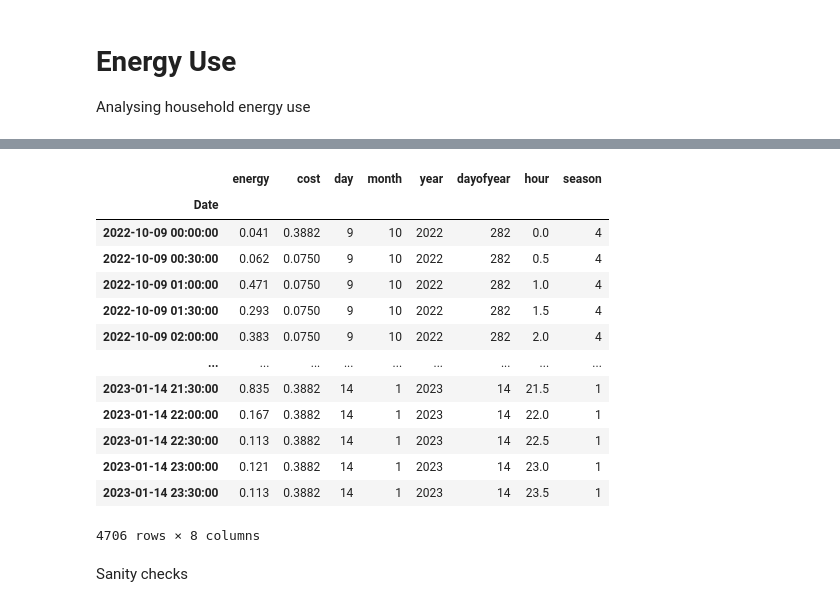
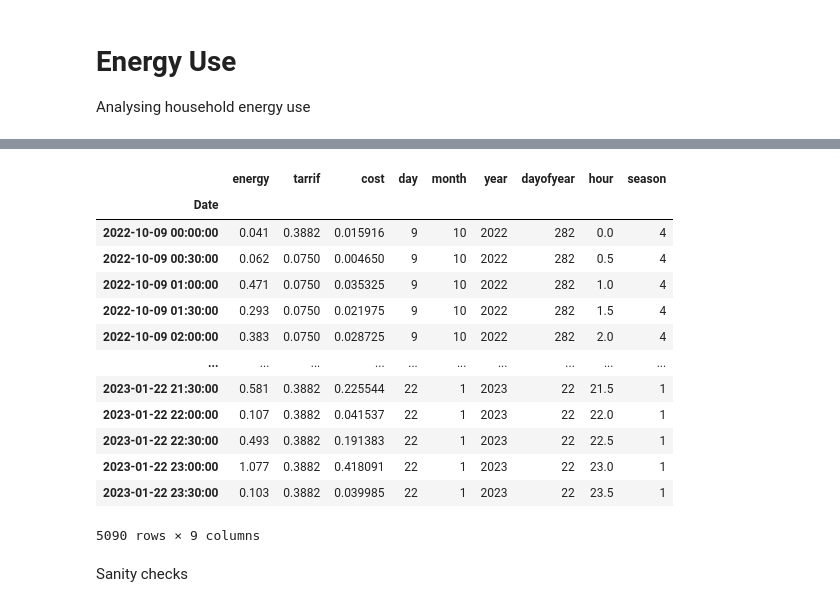
Before and after one commit to nickmalleson/playground, a Jupyter notebook: energy_use/energy_use.ipynb, the cells around one changed output, grey strips where cells are left out. Drawn from its saved outputs; the diff is of its cells as text; code cells hidden in the pictures.

```diff
--- a/energy_use/energy_use.ipynb
+++ b/energy_use/energy_use.ipynb
@@ -23,21 +26,25 @@ Also add a cost column. Current prices are:
 # %%
-# Precise times of historical data (not sure if this is needed)
-start_historical = datetime.fromisoformat("2021-10-09 00:00:00+00:00")
-end_historical   = datetime.fromisoformat("2021-10-08 23:59:59+00:00")
+# Precise times of historical data
+start_historical = datetime.fromisoformat("2021-10-09 00:00:00")
+end_historical   = datetime.fromisoformat("2022-10-08 23:30:00")
 
 # A lookup with energy prices in half-hourly time slots
 price_lookup = [0.3882] + [0.075] * 8 + [0.3882] * 39
-assert len(price_lookup) == 48, f"{len(price_lookup)}"
 
-def calc_cost(row):
-    """Given a row of data, use the date (row index) and energy use to calculate the cost"""
+def calc_tarrif(row, price_lookup = price_lookup, cost=False):
+    """Given a row of data, use the date (row index), energy use and price lookup
+    to calculate the actual cost of energy (if cost=True) or the tarrif (if cost=False)."""
+    assert len(price_lookup) == 48, f"Price lookup should have 48 items, not: {len(price_lookup)}"
     date = row.name # Stupidly the index is referenced using 'name' in pandas
     energy = row.energy
-    # Find the cost for this half hourly slot. Multiply decimal hour by 2
+    # Find the tarrif for this half hourly slot. Multiply decimal hour by 2
     price_index = int( (date.hour + (date.minute / 60) ) * 2 )
     #print(date, price_index, ( date.hour + (date.minute / 60) ) * 2, price_lookup[price_index])
-    return price_lookup[price_index]
-
+    tarrif = price_lookup[price_index]
+    if cost:
+        return tarrif * energy
+    else:
+        return tarrif
 
 def read_data(filename):
     """Process to read and clean data is the same for historical and latest datasets"""
@@ -66,8 +73,9 @@ def read_data(filename):
     # Now just take the columns that we want
     raw_data = raw_data.loc[:,['energy']]
 
-    # Add a cost column
-    raw_data['cost'] = raw_data.apply(calc_cost, axis=1)
+    # Add tarrif and cost columns
+    raw_data['tarrif'] = raw_data.apply(calc_tarrif, axis=1, cost=False)
+    raw_data['cost'] = raw_data.apply(calc_tarrif, axis=1, cost=True)
 
     # Make some useful ones
     #df['Day'] = df.index.map(lambda x:x.day) # (had to do it this way before I had the DateTimeIndex set up properly)
@@ -83,8 +91,13 @@ def read_data(filename):
     raw_data['season'] = raw_data.index.month%12 // 3 + 1
     return raw_data
 
+# Read the latext and cut out any entries that occur during the 'history' period
+# (plus 30 mins because otherwise the last/first half hour period is repeated)
+latest_df = read_data("consumption-latest.csv")
+latest_df = latest_df.loc[end_historical+timedelta(minutes=30):]
+
+# I edited the historical file in vim so it should have the full year (no need to edit)
 hist_df = read_data("consumption-historical.csv.zip")
-late_df = read_data("consumption-latest.csv.zip")
 # %%
 hist_df
 # %% [output]
@@ -105,20 +118,20 @@ hist_df
 # %%
-late_df
+latest_df
 # %% [output]
-|  | energy | cost | day | month | year | dayofyear | hour | season |
-| Date |  |  |  |  |  |  |  |  |
-| 2022-10-09 00:00:00 | 0.041 | 0.3882 | 9 | 10 | 2022 | 282 | 0.0 | 4 |
-| 2022-10-09 00:30:00 | 0.062 | 0.0750 | 9 | 10 | 2022 | 282 | 0.5 | 4 |
-| 2022-10-09 01:00:00 | 0.471 | 0.0750 | 9 | 10 | 2022 | 282 | 1.0 | 4 |
-| 2022-10-09 01:30:00 | 0.293 | 0.0750 | 9 | 10 | 2022 | 282 | 1.5 | 4 |
-| 2022-10-09 02:00:00 | 0.383 | 0.0750 | 9 | 10 | 2022 | 282 | 2.0 | 4 |
-| ... | ... | ... | ... | ... | ... | ... | ... | ... |
-| 2023-01-14 21:30:00 | 0.835 | 0.3882 | 14 | 1 | 2023 | 14 | 21.5 | 1 |
-| 2023-01-14 22:00:00 | 0.167 | 0.3882 | 14 | 1 | 2023 | 14 | 22.0 | 1 |
-| 2023-01-14 22:30:00 | 0.113 | 0.3882 | 14 | 1 | 2023 | 14 | 22.5 | 1 |
-| 2023-01-14 23:00:00 | 0.121 | 0.3882 | 14 | 1 | 2023 | 14 | 23.0 | 1 |
-| 2023-01-14 23:30:00 | 0.113 | 0.3882 | 14 | 1 | 2023 | 14 | 23.5 | 1 |
+|  | energy | tarrif | cost | day | month | year | dayofyear | hour | season |
+| Date |  |  |  |  |  |  |  |  |  |
+| 2022-10-09 00:00:00 | 0.041 | 0.3882 | 0.015916 | 9 | 10 | 2022 | 282 | 0.0 | 4 |
+| 2022-10-09 00:30:00 | 0.062 | 0.0750 | 0.004650 | 9 | 10 | 2022 | 282 | 0.5 | 4 |
+| 2022-10-09 01:00:00 | 0.471 | 0.0750 | 0.035325 | 9 | 10 | 2022 | 282 | 1.0 | 4 |
+| 2022-10-09 01:30:00 | 0.293 | 0.0750 | 0.021975 | 9 | 10 | 2022 | 282 | 1.5 | 4 |
+| 2022-10-09 02:00:00 | 0.383 | 0.0750 | 0.028725 | 9 | 10 | 2022 | 282 | 2.0 | 4 |
+| ... | ... | ... | ... | ... | ... | ... | ... | ... | ... |
+| 2023-01-22 21:30:00 | 0.581 | 0.3882 | 0.225544 | 22 | 1 | 2023 | 22 | 21.5 | 1 |
+| 2023-01-22 22:00:00 | 0.107 | 0.3882 | 0.041537 | 22 | 1 | 2023 | 22 | 22.0 | 1 |
+| 2023-01-22 22:30:00 | 0.493 | 0.3882 | 0.191383 | 22 | 1 | 2023 | 22 | 22.5 | 1 |
+| 2023-01-22 23:00:00 | 1.077 | 0.3882 | 0.418091 | 22 | 1 | 2023 | 22 | 23.0 | 1 |
+| 2023-01-22 23:30:00 | 0.103 | 0.3882 | 0.039985 | 22 | 1 | 2023 | 22 | 23.5 | 1 |
-4706 rows × 8 columns
+5090 rows × 9 columns
 # %% [markdown]
 Sanity checks
 # %% [markdown]
```
Also changed, not shown: parts of 16 cells of this notebook.
